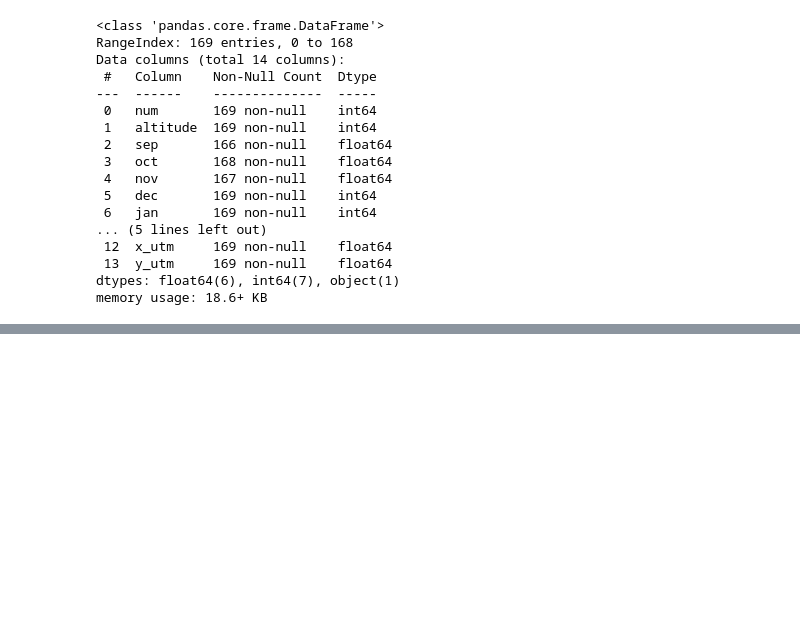
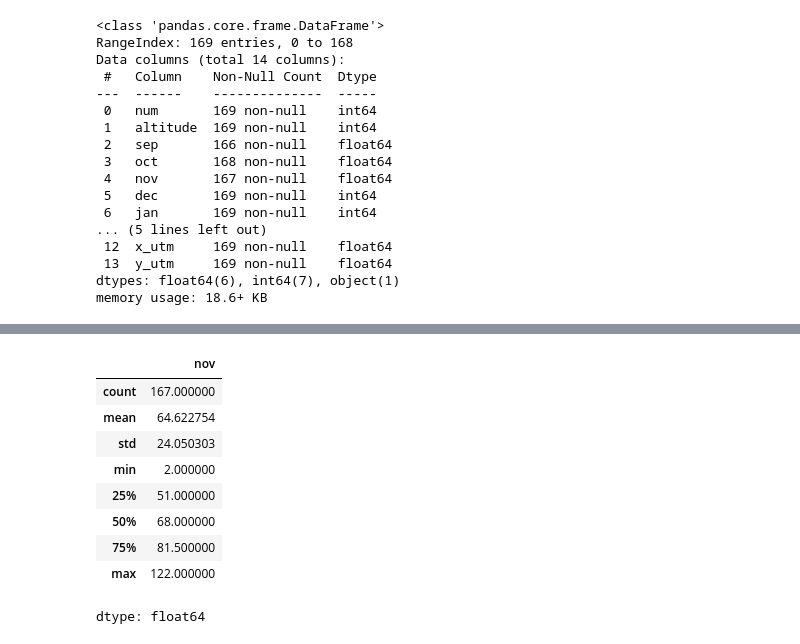
Before and after one commit to mamud1977/bootup, a Jupyter notebook: NN_data_preprocessing.ipynb, the cells around one changed output, grey strips where cells are left out. Saved outputs shown, nothing was run; the diff lists cells and outputs as text; code cells hidden in the pictures; blank space fills up the shorter version.

```diff
--- a/NN_data_preprocessing.ipynb
+++ b/NN_data_preprocessing.ipynb
@@ -380,0 +383,14 @@ rainfall_df
+# %%
+import math
+rainfall_df["nov"].describe()
+# %% [output]
+|  | nov |
+| count | 167.000000 |
+| mean | 64.622754 |
+| std | 24.050303 |
+| min | 2.000000 |
+| 25% | 51.000000 |
+| 50% | 68.000000 |
+| 75% | 81.500000 |
+| max | 122.000000 |
+dtype: float64
```
Also changed, not shown: parts of 6 cells of this notebook.
